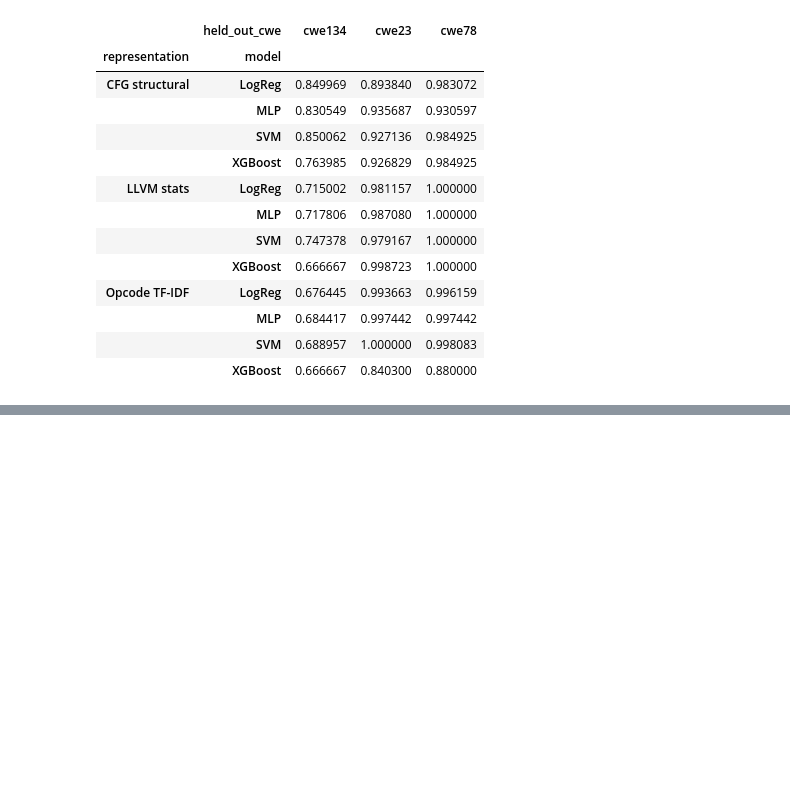
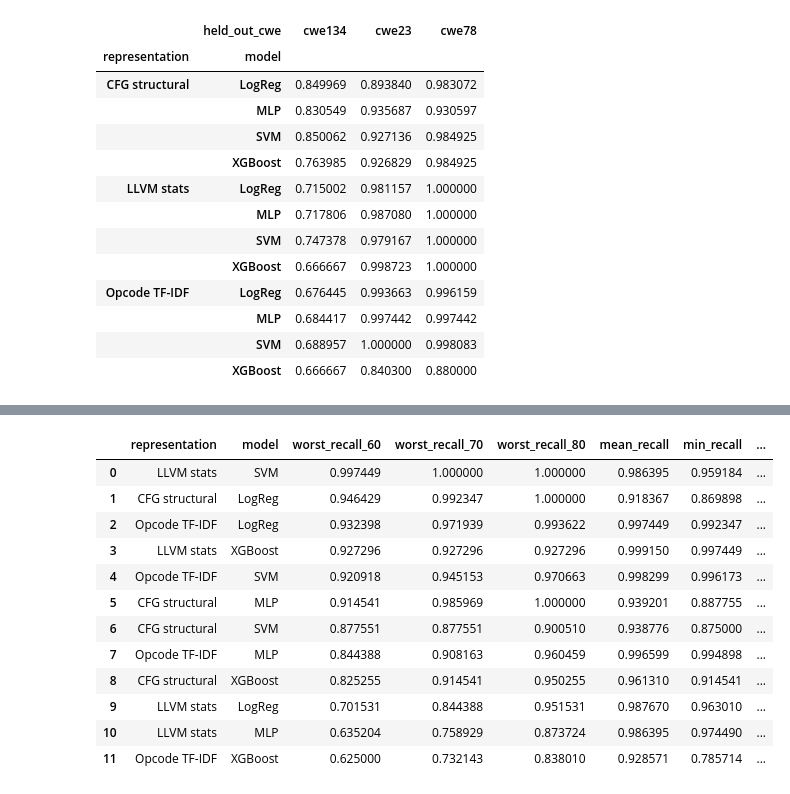
Before and after one commit to TimurGilmutpr/ml-guided-static-analysis, a Jupyter notebook: ML_part.ipynb, the cells around one changed output, grey strips where cells are left out. Saved outputs shown, nothing was run; the diff lists cells and outputs as text; code cells hidden in the pictures; blank space fills up the shorter version.

```diff
--- a/ML_part.ipynb
+++ b/ML_part.ipynb
@@ -2218,0 +2488,20 @@ loo_model_summary.to_excel(
+# %%
+ranking_all_rows = []
+
+ranking_all_rows += ranking_numeric_loo(
+    "LLVM stats",
+    features_df,
+)
+
+ranking_all_rows += ranking_tfidf_loo()
+
+ranking_all_rows += ranking_numeric_loo(
+    "CFG structural",
+    cfg_df,
+)
+
+ranking_all_df = pd.DataFrame(
+    ranking_all_rows
+)
+
+ranking_all_df.shape
@@ -2218,0 +2708,47 @@ loo_model_summary.to_excel(
+# %%
+model_choice = (
+    compare_60_80
+    .reset_index()
+    .merge(
+        loo_model_summary[
+            [
+                "representation",
+                "model",
+                "mean_recall",
+                "min_recall",
+                "mean_f1",
+                "min_f1",
+                "mean_auc",
+                "min_auc",
+                "mean_inference_us",
+            ]
+        ],
+        on=["representation", "model"],
+        how="left",
+    )
+)
+
+model_choice = model_choice.sort_values(
+    [
+        "worst_recall_60",
+        "worst_recall_70",
+        "mean_auc",
+    ],
+    ascending=False,
+)
+
+model_choice
+# %% [output]
+|  | representation | model | worst_recall_60 | worst_recall_70 | worst_recall_80 | mean_recall | min_recall | ... |
+| 0 | LLVM stats | SVM | 0.997449 | 1.000000 | 1.000000 | 0.986395 | 0.959184 | ... |
+| 1 | CFG structural | LogReg | 0.946429 | 0.992347 | 1.000000 | 0.918367 | 0.869898 | ... |
+| 2 | Opcode TF-IDF | LogReg | 0.932398 | 0.971939 | 0.993622 | 0.997449 | 0.992347 | ... |
+| 3 | LLVM stats | XGBoost | 0.927296 | 0.927296 | 0.927296 | 0.999150 | 0.997449 | ... |
+| 4 | Opcode TF-IDF | SVM | 0.920918 | 0.945153 | 0.970663 | 0.998299 | 0.996173 | ... |
+| 5 | CFG structural | MLP | 0.914541 | 0.985969 | 1.000000 | 0.939201 | 0.887755 | ... |
+| 6 | CFG structural | SVM | 0.877551 | 0.877551 | 0.900510 | 0.938776 | 0.875000 | ... |
+| 7 | Opcode TF-IDF | MLP | 0.844388 | 0.908163 | 0.960459 | 0.996599 | 0.994898 | ... |
+| 8 | CFG structural | XGBoost | 0.825255 | 0.914541 | 0.950255 | 0.961310 | 0.914541 | ... |
+| 9 | LLVM stats | LogReg | 0.701531 | 0.844388 | 0.951531 | 0.987670 | 0.963010 | ... |
+| 10 | LLVM stats | MLP | 0.635204 | 0.758929 | 0.873724 | 0.986395 | 0.974490 | ... |
+| 11 | Opcode TF-IDF | XGBoost | 0.625000 | 0.732143 | 0.838010 | 0.928571 | 0.785714 | ... |
```
Also changed, not shown: parts of 12 cells of this notebook, 10 other files.
